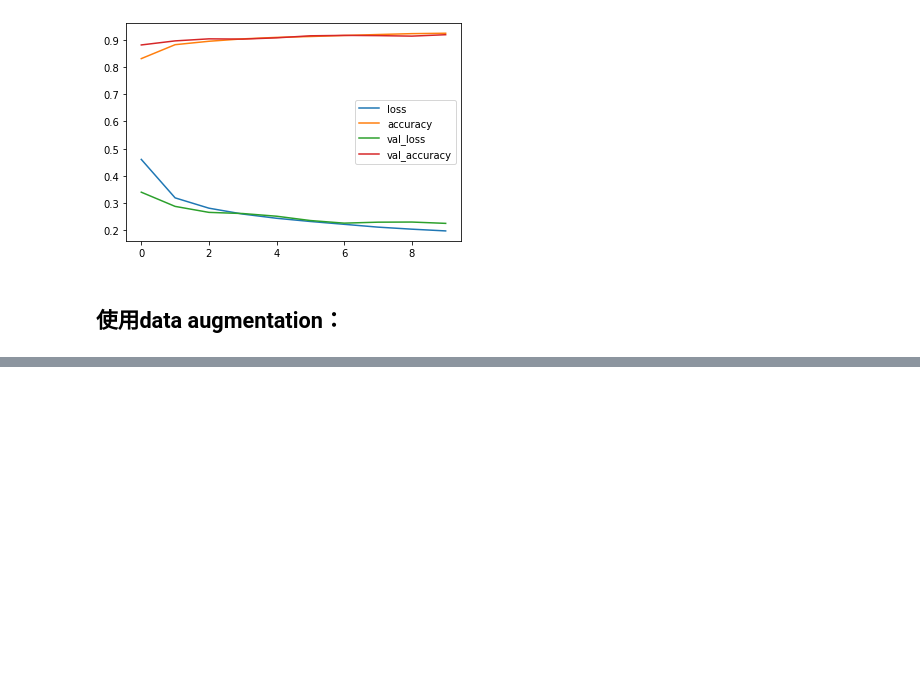
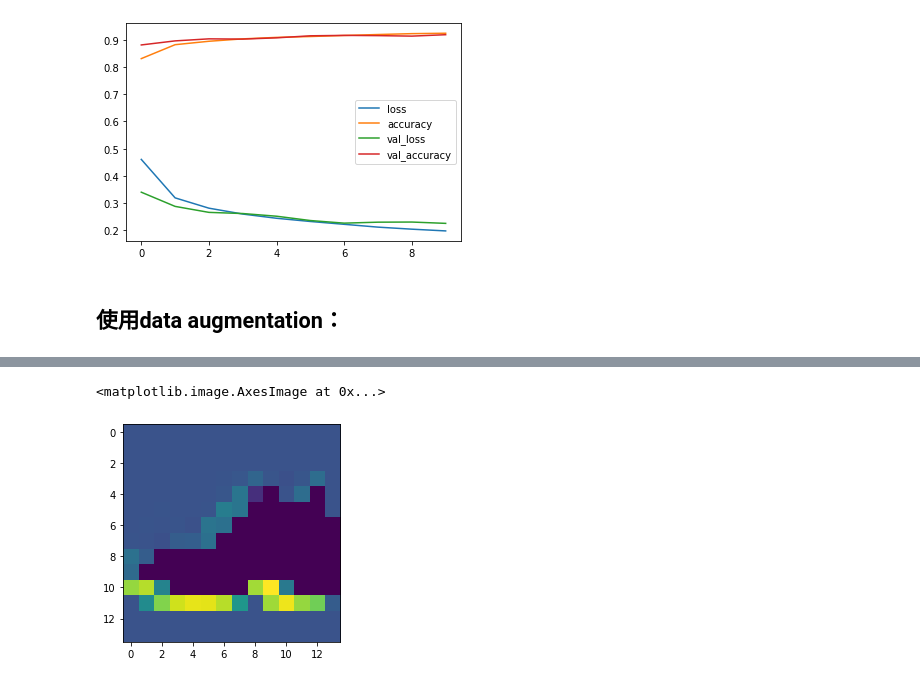
Before and after one commit to rollmark/AiLearning, a Jupyter notebook: ch2_计算机视觉介绍.ipynb, the cells around one changed output, grey strips where cells are left out. Saved outputs shown, nothing was run; the diff lists cells and outputs as text; code cells hidden in the pictures; blank space fills up the shorter version.

```diff
--- a/ch2_计算机视觉介绍.ipynb
+++ b/ch2_计算机视觉介绍.ipynb
@@ -491,0 +505,4 @@ Wall time: 1min 10s
+# %%
+layer_outputs = [layer.output for layer in model_7.layers]
+temp_model = tf.keras.models.Model(inputs = model_7.input, outputs=layer_outputs)
+pred = temp_model.predict(test_images[0].reshape(1,28,28,1))
@@ -491,0 +513,5 @@ Wall time: 1min 10s
+# %%
+plt.imshow(pred[3][0,:,:,8])
+# %% [output]
+<matplotlib.image.AxesImage at 0x...>
+[figure, added]
```
Also changed, not shown: parts of 5 cells of this notebook.
